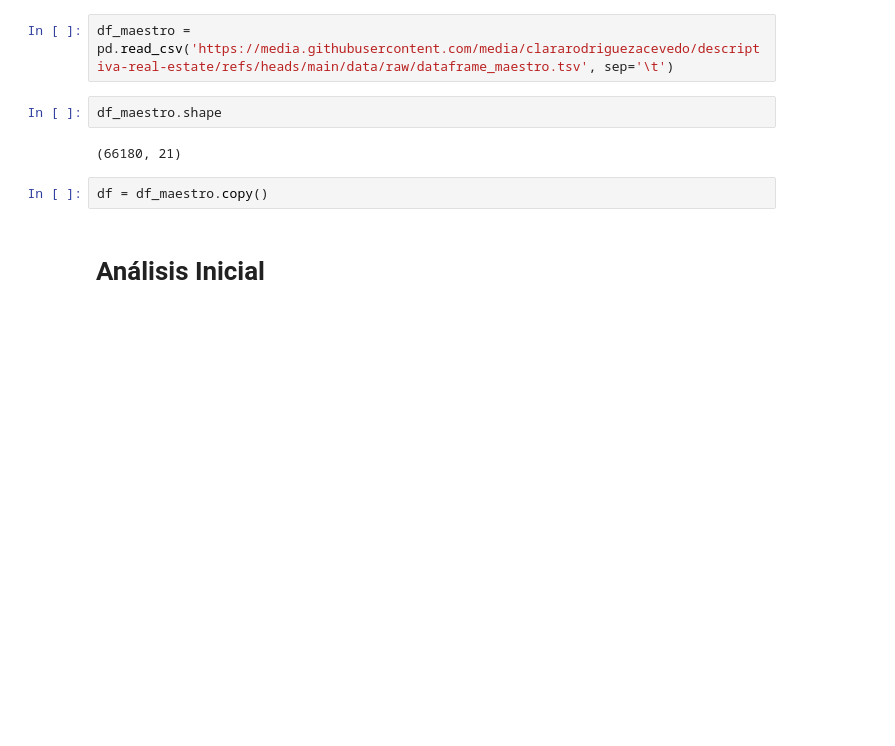
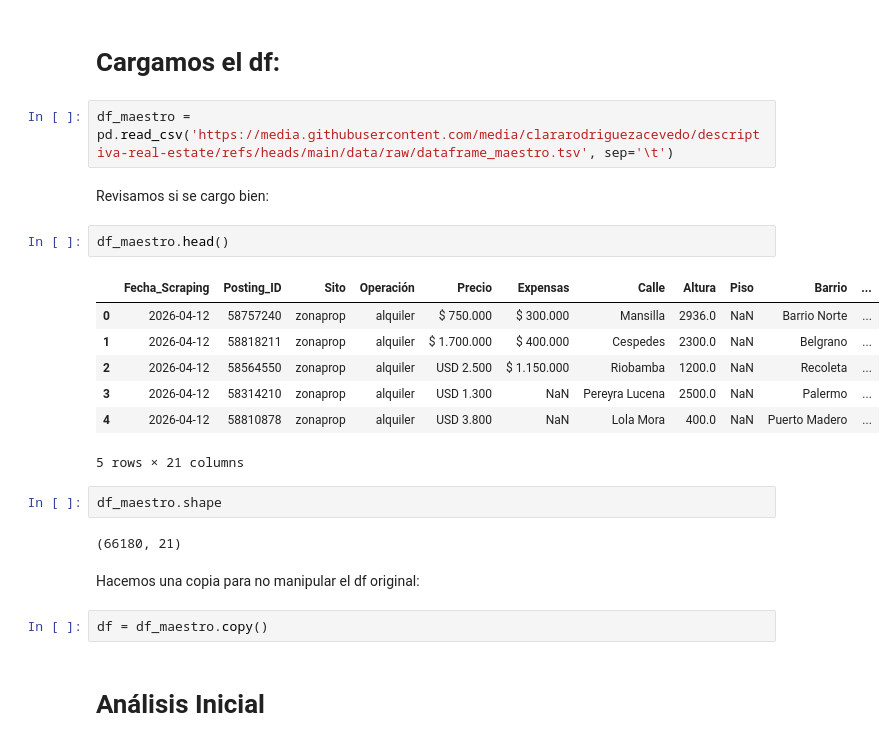
Before and after one commit to clararodriguezacevedo/descriptiva-real-estate, a Jupyter notebook: notebooks/eda.ipynb, the cells around one changed output. Cells and saved outputs as stored; diff of their text form; blank space fills up the shorter version.

```diff
--- a/notebooks/eda.ipynb
+++ b/notebooks/eda.ipynb
@@ -17,9 +20,25 @@ plt.rcParams['figure.dpi'] = 100
+# %% [markdown]
+# Cargamos el df:
 # %%
 df_maestro = pd.read_csv('https://media.githubusercontent.com/media/clararodriguezacevedo/descriptiva-real-estate/refs/heads/main/data/raw/dataframe_maestro.tsv', sep='\t')
+# %% [markdown]
+Revisamos si se cargo bien:
+# %%
+df_maestro.head()
+# %% [output]
+|  | Fecha_Scraping | Posting_ID | Sito | Operación | Precio | Expensas | Calle | Altura | Piso | Barrio | ... |
+| 0 | 2026-04-12 | 58757240 | zonaprop | alquiler | $ 750.000 | $ 300.000 | Mansilla | 2936.0 | NaN | Barrio Norte | ... |
+| 1 | 2026-04-12 | 58818211 | zonaprop | alquiler | $ 1.700.000 | $ 400.000 | Cespedes | 2300.0 | NaN | Belgrano | ... |
+| 2 | 2026-04-12 | 58564550 | zonaprop | alquiler | USD 2.500 | $ 1.150.000 | Riobamba | 1200.0 | NaN | Recoleta | ... |
+| 3 | 2026-04-12 | 58314210 | zonaprop | alquiler | USD 1.300 | NaN | Pereyra Lucena | 2500.0 | NaN | Palermo | ... |
+| 4 | 2026-04-12 | 58810878 | zonaprop | alquiler | USD 3.800 | NaN | Lola Mora | 400.0 | NaN | Puerto Madero | ... |
+5 rows × 21 columns
 # %%
 df_maestro.shape
 # %% [output]
 (66180, 21)
+# %% [markdown]
+Hacemos una copia para no manipular el df original:
 # %%
 df = df_maestro.copy()
 # %% [markdown]
```
Also changed, not shown: parts of 31 cells of this notebook.
